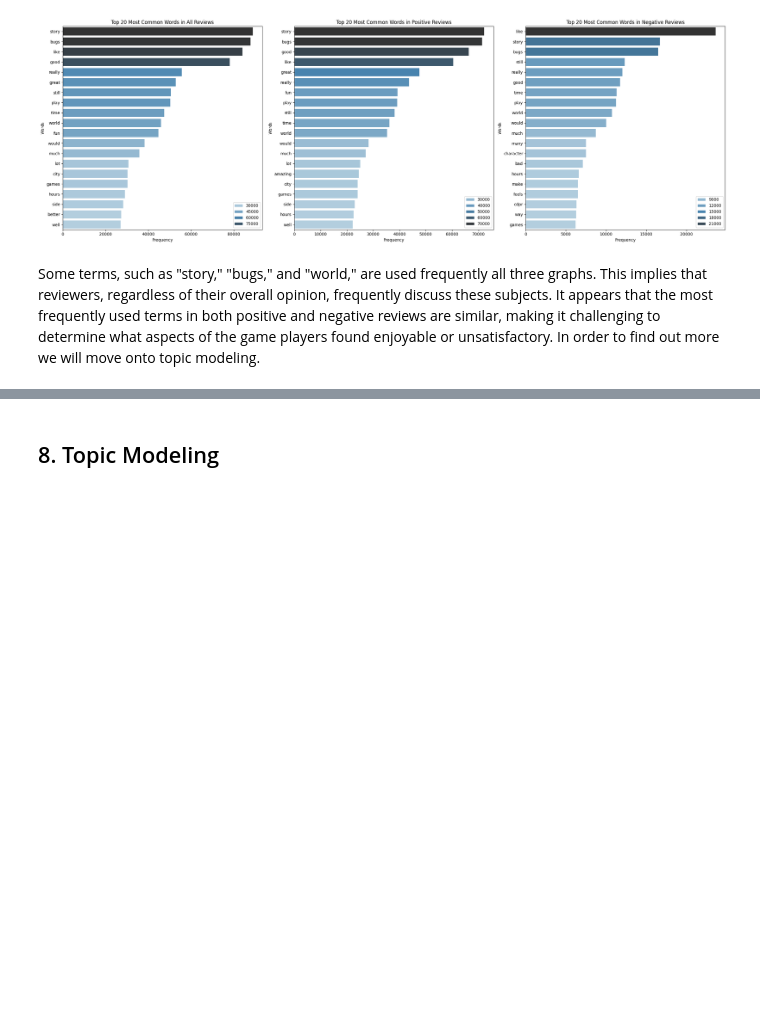
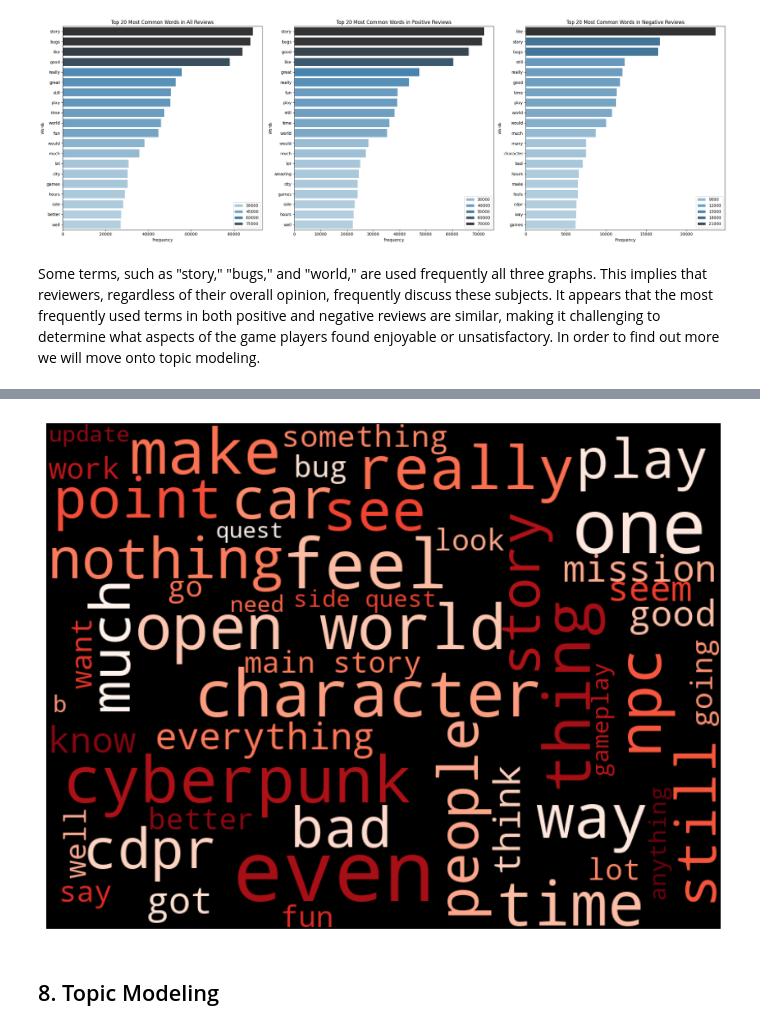
Before and after one commit to Kamiltonn/Cyberpunk2077SteamReviewsNLP, a Jupyter notebook: Analysis.ipynb, the cells around one changed output, grey strips where cells are left out. Cells and saved outputs as stored; diff of their text form; code cells hidden in the pictures; blank space fills up the shorter version.

```diff
--- a/Analysis.ipynb
+++ b/Analysis.ipynb
@@ -357,3 +381,8 @@ Some terms, such as "story," "bugs," and "world," are used frequently all three
+# %%
+# Negative Reviews
+create_wordcloud(df_en[df_en['voted_up'] == 0], 'review', 'Reds')
+# %% [output]
+[figure, added]
 # %% [markdown]
 ## 8. Topic Modeling <a name="topic"></a>
 # %%
```
Also changed, not shown: parts of 5 cells of this notebook, 7 other files.
